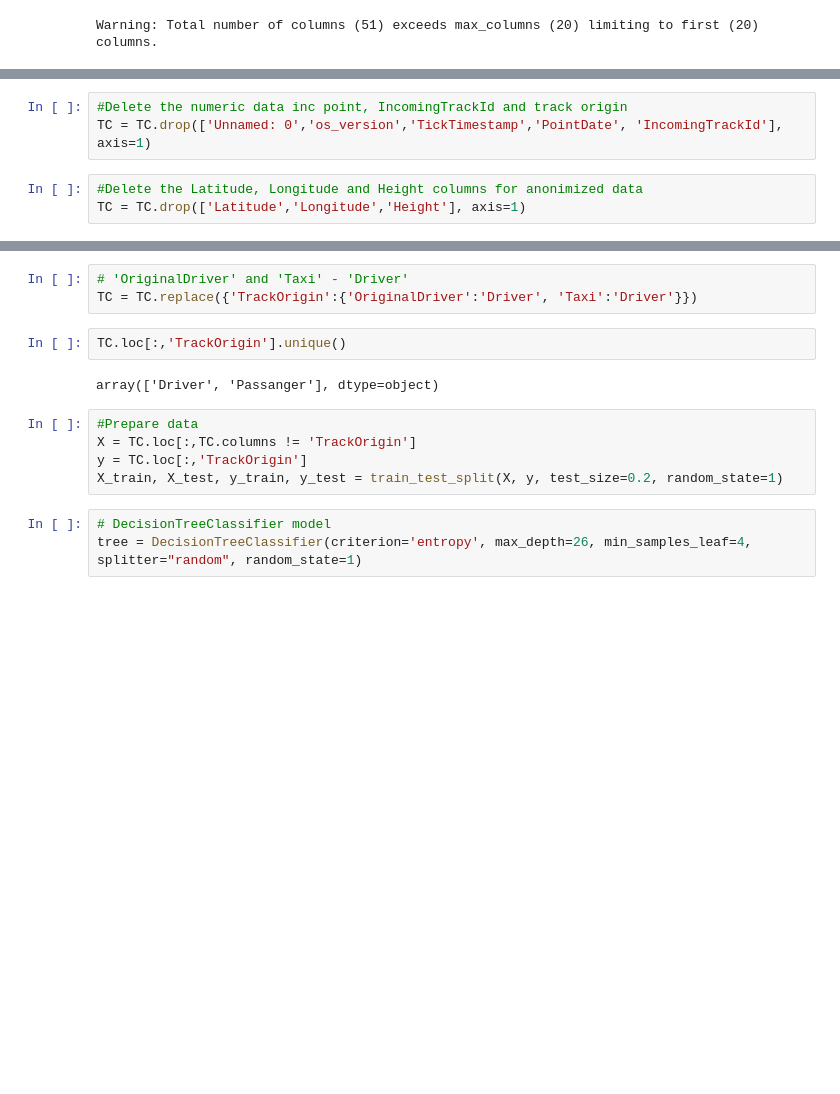
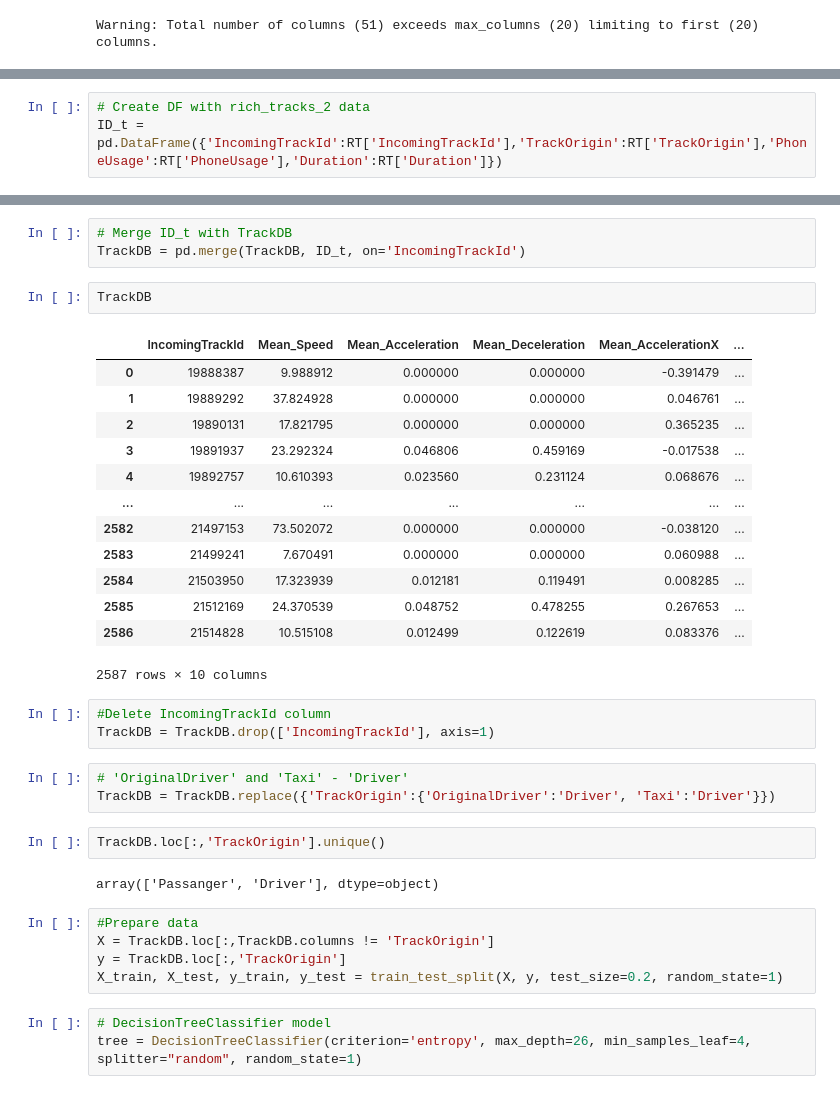
Before and after one commit to Cepera90/test, a Jupyter notebook: test_3.ipynb, the cells around one changed output, grey strips where cells are left out. Cells and saved outputs as stored; diff of their text form; blank space fills up the shorter version.

```diff
--- a/test_3.ipynb
+++ b/test_3.ipynb
@@ -98,6 +55,3 @@ We see what variance of over speed mileage for passangers user more than drivers
-# %%
-#Delete the numeric data inc point, IncomingTrackId and track origin
-TC = TC.drop(['Unnamed: 0','os_version','TickTimestamp','PointDate', 'IncomingTrackId'], axis=1)
-# %%
-#Delete the Latitude, Longitude and Height columns for anonimized data
-TC = TC.drop(['Latitude','Longitude','Height'], axis=1)
+# %%
+# Create DF with rich_tracks_2 data
+ID_t = pd.DataFrame({'IncomingTrackId':RT['IncomingTrackId'],'TrackOrigin':RT['TrackOrigin'],'PhoneUsage':RT['PhoneUsage'],'Duration':RT['Duration']})
@@ -104,14 +77,36 @@ TC = TC.drop(['Latitude','Longitude','Height'], axis=1)
+# %%
+# Merge ID_t with TrackDB
+TrackDB = pd.merge(TrackDB, ID_t, on='IncomingTrackId')
+# %%
+TrackDB
+# %% [output]
+|  | IncomingTrackId | Mean_Speed | Mean_Acceleration | Mean_Deceleration | Mean_AccelerationX | ... |
+| 0 | 19888387 | 9.988912 | 0.000000 | 0.000000 | -0.391479 | ... |
+| 1 | 19889292 | 37.824928 | 0.000000 | 0.000000 | 0.046761 | ... |
+| 2 | 19890131 | 17.821795 | 0.000000 | 0.000000 | 0.365235 | ... |
+| 3 | 19891937 | 23.292324 | 0.046806 | 0.459169 | -0.017538 | ... |
+| 4 | 19892757 | 10.610393 | 0.023560 | 0.231124 | 0.068676 | ... |
+| ... | ... | ... | ... | ... | ... | ... |
+| 2582 | 21497153 | 73.502072 | 0.000000 | 0.000000 | -0.038120 | ... |
+| 2583 | 21499241 | 7.670491 | 0.000000 | 0.000000 | 0.060988 | ... |
+| 2584 | 21503950 | 17.323939 | 0.012181 | 0.119491 | 0.008285 | ... |
+| 2585 | 21512169 | 24.370539 | 0.048752 | 0.478255 | 0.267653 | ... |
+| 2586 | 21514828 | 10.515108 | 0.012499 | 0.122619 | 0.083376 | ... |
+2587 rows × 10 columns
+# %%
+#Delete IncomingTrackId column
+TrackDB = TrackDB.drop(['IncomingTrackId'], axis=1)
 # %%
 # 'OriginalDriver' and 'Taxi' - 'Driver'
-TC = TC.replace({'TrackOrigin':{'OriginalDriver':'Driver', 'Taxi':'Driver'}})
+TrackDB = TrackDB.replace({'TrackOrigin':{'OriginalDriver':'Driver', 'Taxi':'Driver'}})
 # %%
-TC.loc[:,'TrackOrigin'].unique()
+TrackDB.loc[:,'TrackOrigin'].unique()
 # %% [output]
-array(['Driver', 'Passanger'], dtype=object)
+array(['Passanger', 'Driver'], dtype=object)
 # %%
 #Prepare data
-X = TC.loc[:,TC.columns != 'TrackOrigin']
-y = TC.loc[:,'TrackOrigin']
+X = TrackDB.loc[:,TrackDB.columns != 'TrackOrigin']
+y = TrackDB.loc[:,'TrackOrigin']
 X_train, X_test, y_train, y_test = train_test_split(X, y, test_size=0.2, random_state=1)
 # %%
 # DecisionTreeClassifier model
```
Also changed, not shown: parts of 33 cells of this notebook.
